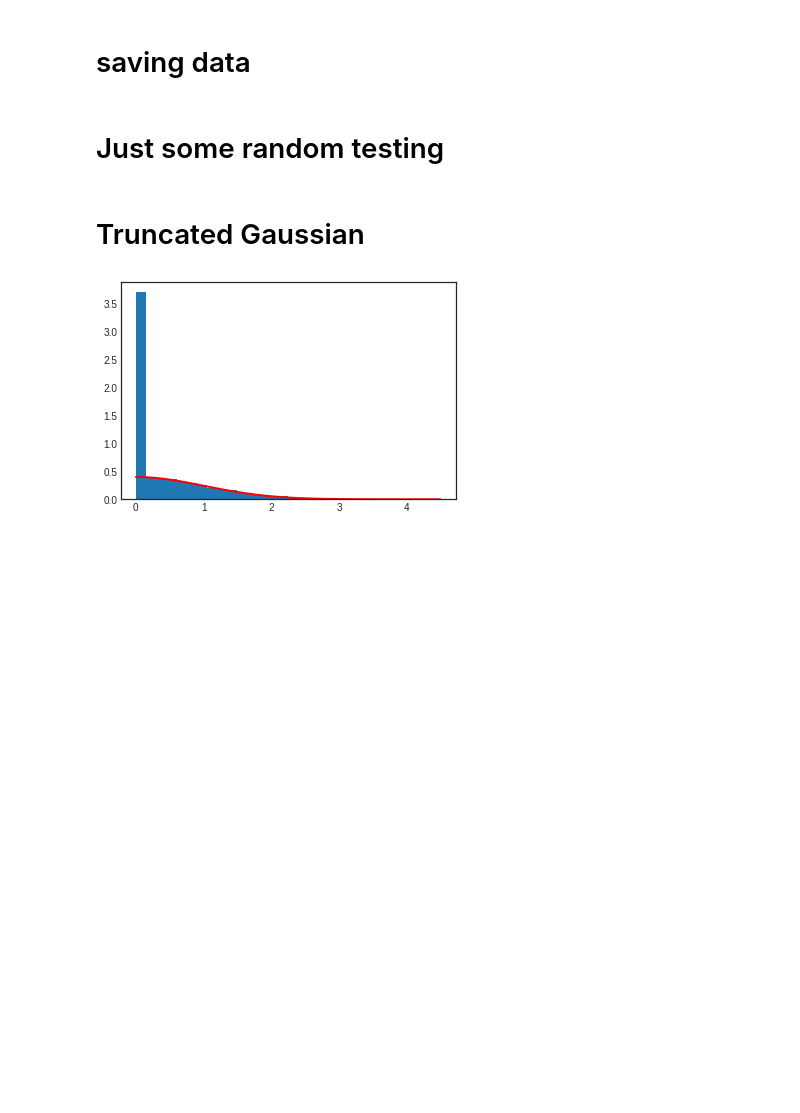
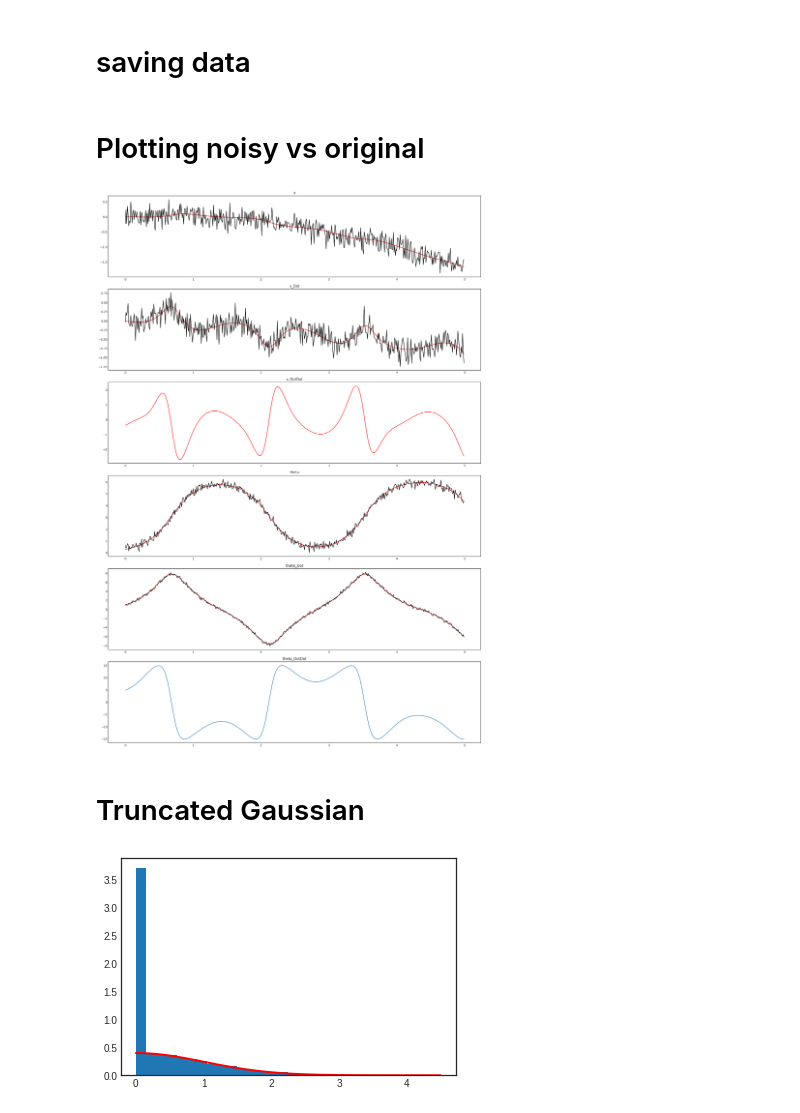
Before and after one commit to coordinated-systems-lab/UncQuanNASA, a Jupyter notebook: Data/Code/noisyDataGeneration.ipynb, the cells around one changed output. Cells and saved outputs as stored; diff of their text form; code cells hidden in the pictures; blank space fills up the shorter version.

```diff
--- a/Data/Code/noisyDataGeneration.ipynb
+++ b/Data/Code/noisyDataGeneration.ipynb
@@ -152,0 +118,11 @@ X_prior = np.stack(((theta_sim[:-1]-theta_sim_mean)/theta_sim_stdev,(theta_d_sim
+# %%
+# I AM NOT ADDING ANY NOISE TO THE OUTPUTS THETA DOUBLE DOT AND X DOUBLE DOT
+SEED = 0
+np.random.seed(SEED)
+loc = 0
+scale = 0.2
+theta_sim_noisy = theta_sim + np.random.normal(loc=loc, scale=scale, size=theta_sim.shape)
+theta_d_sim_noisy = theta_d_sim + np.random.normal(loc=loc, scale=scale, size=theta_d_sim.shape)
+x_sim_noisy = x_sim + np.random.normal(loc=loc, scale=scale, size=x_sim.shape)
+x_d_sim_noisy = x_d_sim + np.random.normal(loc=loc, scale=scale, size=x_d_sim.shape)
+forceIn_noisy = forceIn + np.random.normal(loc=loc, scale=scale, size=forceIn.shape)
@@ -158,5 +139,39 @@ np.savetxt('../noisyCase/noisyBigData.csv', allData, delimiter=',')
-# %% [markdown]
-# Just some random testing
+# %% [markdown]
+# Plotting noisy vs original
+# %%
+# Converting to Numpy Arrays for Plotting
+
+timeSteps = np.linspace(0, noOfSteps/(1/dt), num=noOfSteps, endpoint=False)
+
+startTraj = 0
+endTraj = 500
+
+# Plotting
+fig, (ax1, ax2, ax3, ax4, ax5, ax6) = plt.subplots(6)
+
+fig.set_figheight(26)
+fig.set_figwidth(18)
+
+ax1.plot(timeSteps[startTraj:endTraj], x_sim[startTraj:endTraj], "r")
+ax1.plot(timeSteps[startTraj:endTraj], x_sim_noisy[startTraj:endTraj], "k")
+ax1.set_title("x")
+ax2.plot(timeSteps[startTraj:endTraj], x_d_sim[startTraj:endTraj], "r")
+ax2.plot(timeSteps[startTraj:endTraj], x_d_sim_noisy[startTraj:endTraj], "k")
+ax2.set_title("x_Dot")
+ax3.plot(timeSteps[startTraj:endTraj], x_dd_sim[startTraj:endTraj], "r")
+ax3.set_title("x_DotDot")
+#axs[1, 0].sharex(axs[0, 0])
+ax4.plot(timeSteps[startTraj:endTraj], theta_sim[startTraj:endTraj], "r")
+ax4.plot(timeSteps[startTraj:endTraj], theta_sim_noisy[startTraj:endTraj], "k")
+ax4.set_title("theta")
+ax5.plot(timeSteps[startTraj:endTraj], theta_d_sim[startTraj:endTraj], "r")
+ax5.plot(timeSteps[startTraj:endTraj], theta_d_sim_noisy[startTraj:endTraj], "k")
+ax5.set_title("theta_Dot")
+ax6.plot(timeSteps[startTraj:endTraj], theta_dd_sim[startTraj:endTraj])
+ax6.set_title("theta_DotDot")
+fig.tight_layout()
+# %% [output]
+[figure, added]
 # %% [markdown]
 # Truncated Gaussian
 # %%
```
Also changed, not shown: parts of 8 cells of this notebook, 18 other files.
